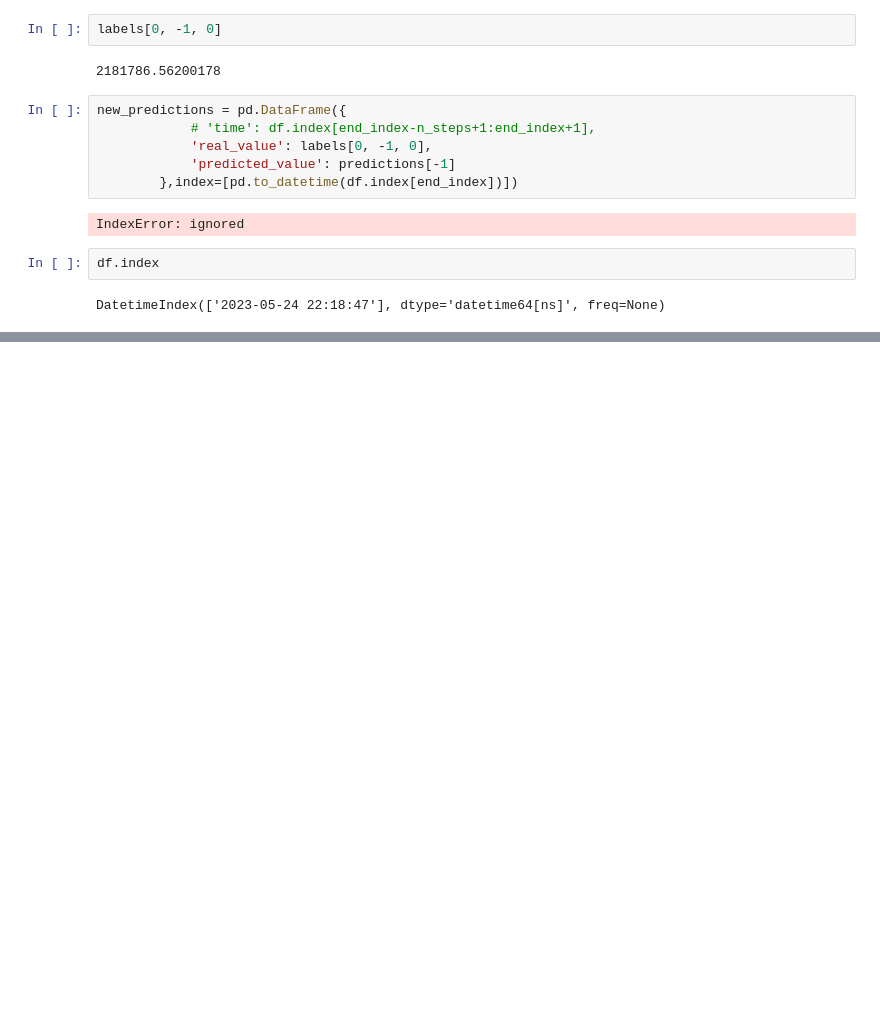
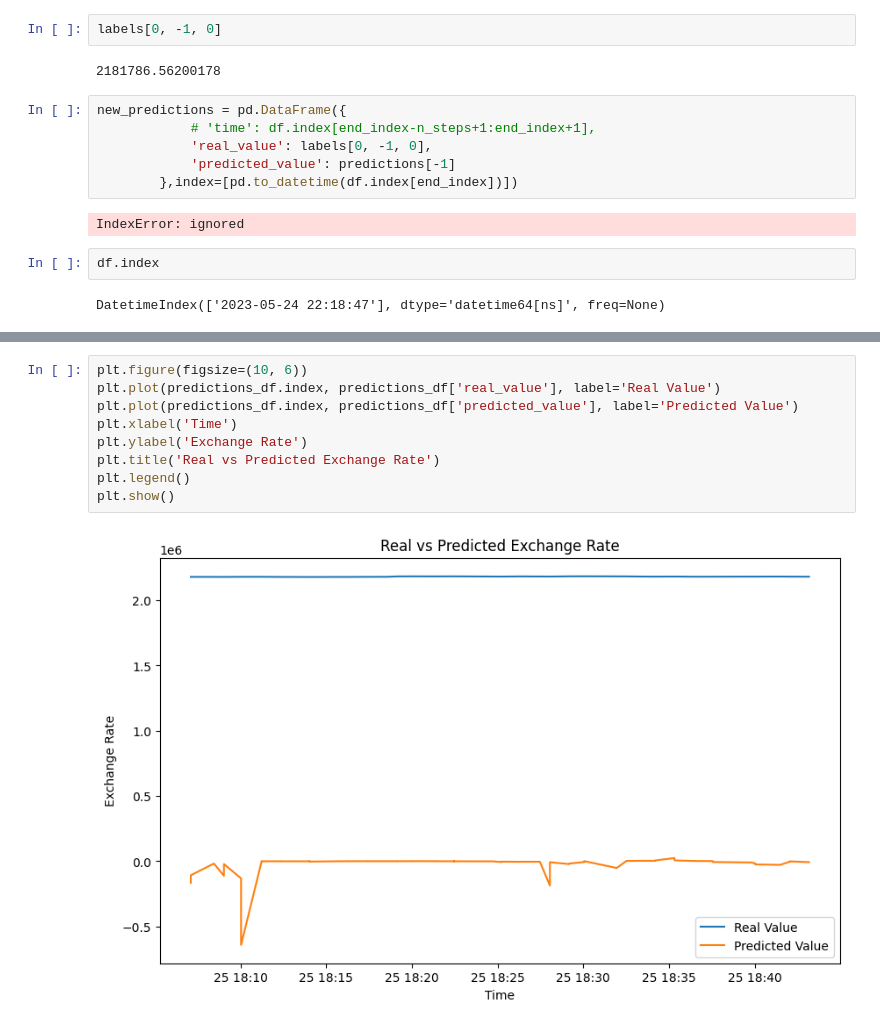
Before and after one commit to U-11-Agar/time_series_bots, a Jupyter notebook: trade🤖_.ipynb, the cells around one changed output, grey strips where cells are left out. Cells and saved outputs as stored; diff of their text form; blank space fills up the shorter version.

```diff
--- a/trade🤖_.ipynb
+++ b/trade🤖_.ipynb
@@ -805,0 +974,11 @@ DatetimeIndex(['2023-05-24 22:18:47'], dtype='datetime64[ns]', freq=None)
+# %%
+plt.figure(figsize=(10, 6))
+plt.plot(predictions_df.index, predictions_df['real_value'], label='Real Value')
+plt.plot(predictions_df.index, predictions_df['predicted_value'], label='Predicted Value')
+plt.xlabel('Time')
+plt.ylabel('Exchange Rate')
+plt.title('Real vs Predicted Exchange Rate')
+plt.legend()
+plt.show()
+# %% [output]
+[figure, added]
```
Also changed, not shown: parts of 10 cells of this notebook.
